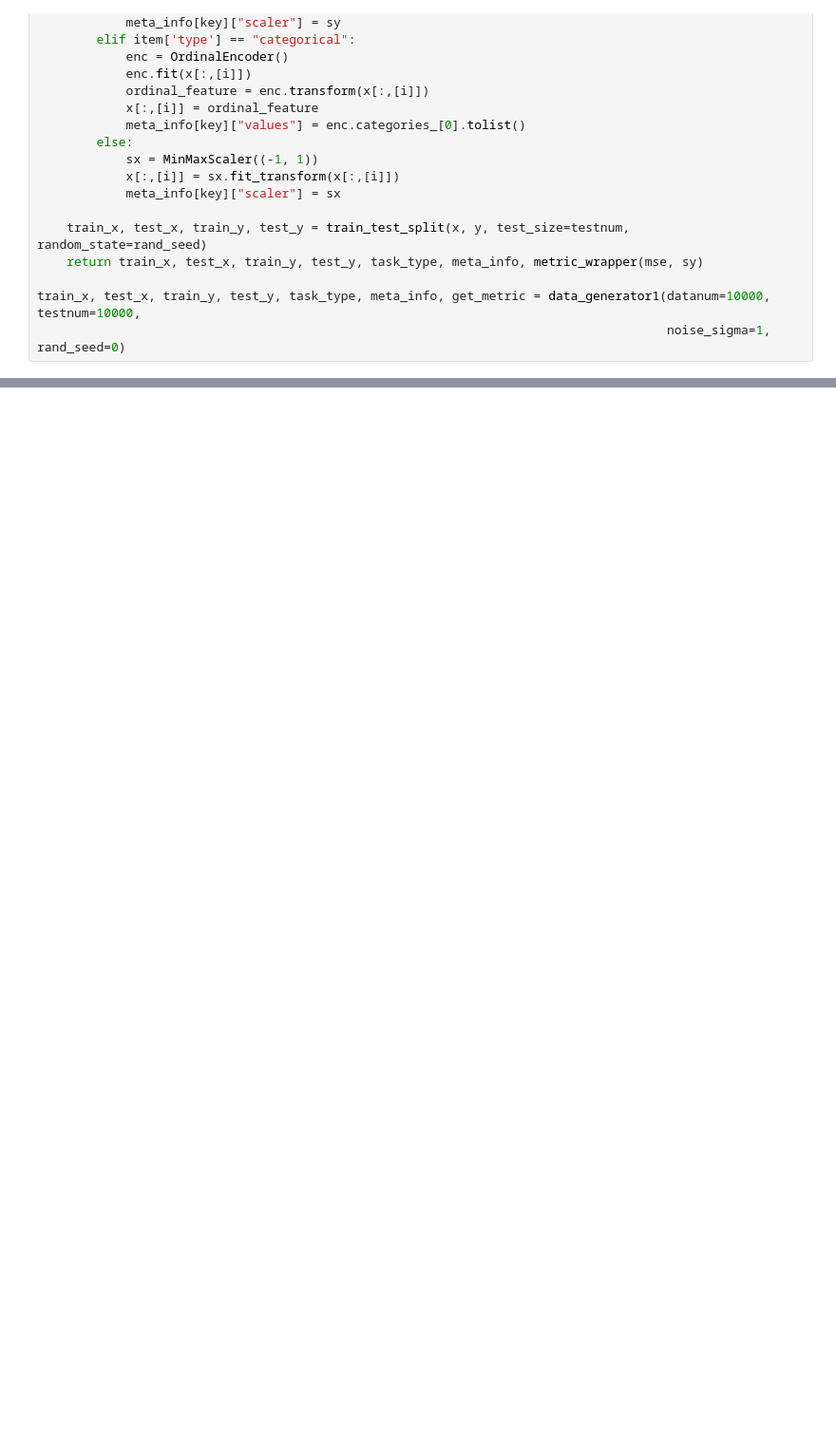
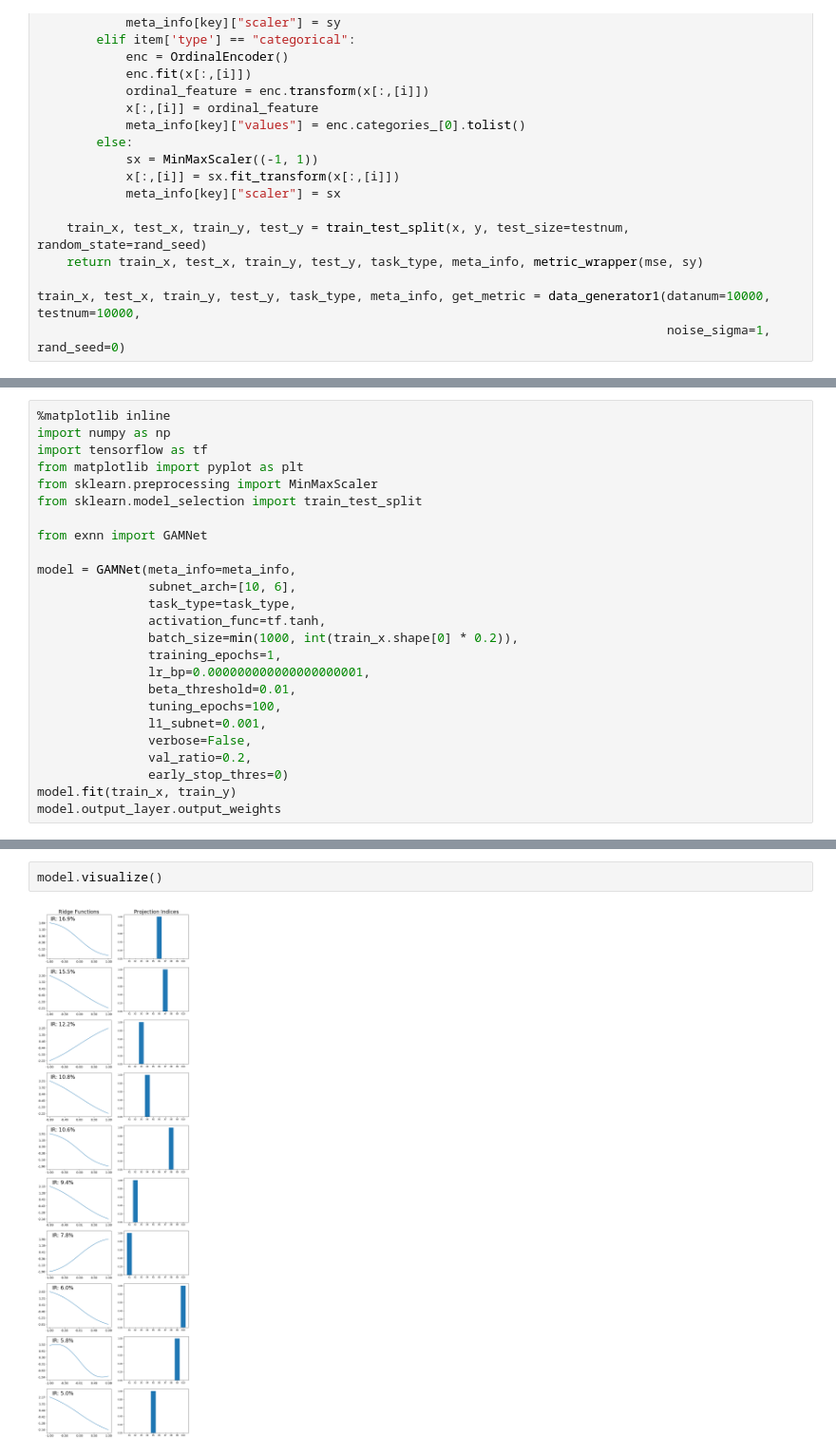
Before and after one commit to ZebinYang/exnn, a Jupyter notebook: examples/tf2_gamnet.ipynb, the cells around one changed output, grey strips where cells are left out. Shown at 95% size. Drawn from its saved outputs; the diff is of its cells as text; blank space fills up the shorter version.

```diff
--- a/examples/tf2_gamnet.ipynb
+++ b/examples/tf2_gamnet.ipynb
@@ -104,0 +107,25 @@ print(mse_stat)
+# %%
+%matplotlib inline
+import numpy as np
+import tensorflow as tf
+from matplotlib import pyplot as plt
+from sklearn.preprocessing import MinMaxScaler
+from sklearn.model_selection import train_test_split
+
+from exnn import GAMNet
+
+model = GAMNet(meta_info=meta_info,
+               subnet_arch=[10, 6],
+               task_type=task_type,
+               activation_func=tf.tanh,
+               batch_size=min(1000, int(train_x.shape[0] * 0.2)),
+               training_epochs=1,
+               lr_bp=0.000000000000000000001,
+               beta_threshold=0.01,
+               tuning_epochs=100,
+               l1_subnet=0.001,
+               verbose=False,
+               val_ratio=0.2,
+               early_stop_thres=0)
+model.fit(train_x, train_y)
+model.output_layer.output_weights
@@ -104,0 +144,4 @@ print(mse_stat)
+# %%
+model.visualize()
+# %% [output]
+[figure, added]
```
Also changed, not shown: parts of 9 cells of this notebook, 3 other files.
